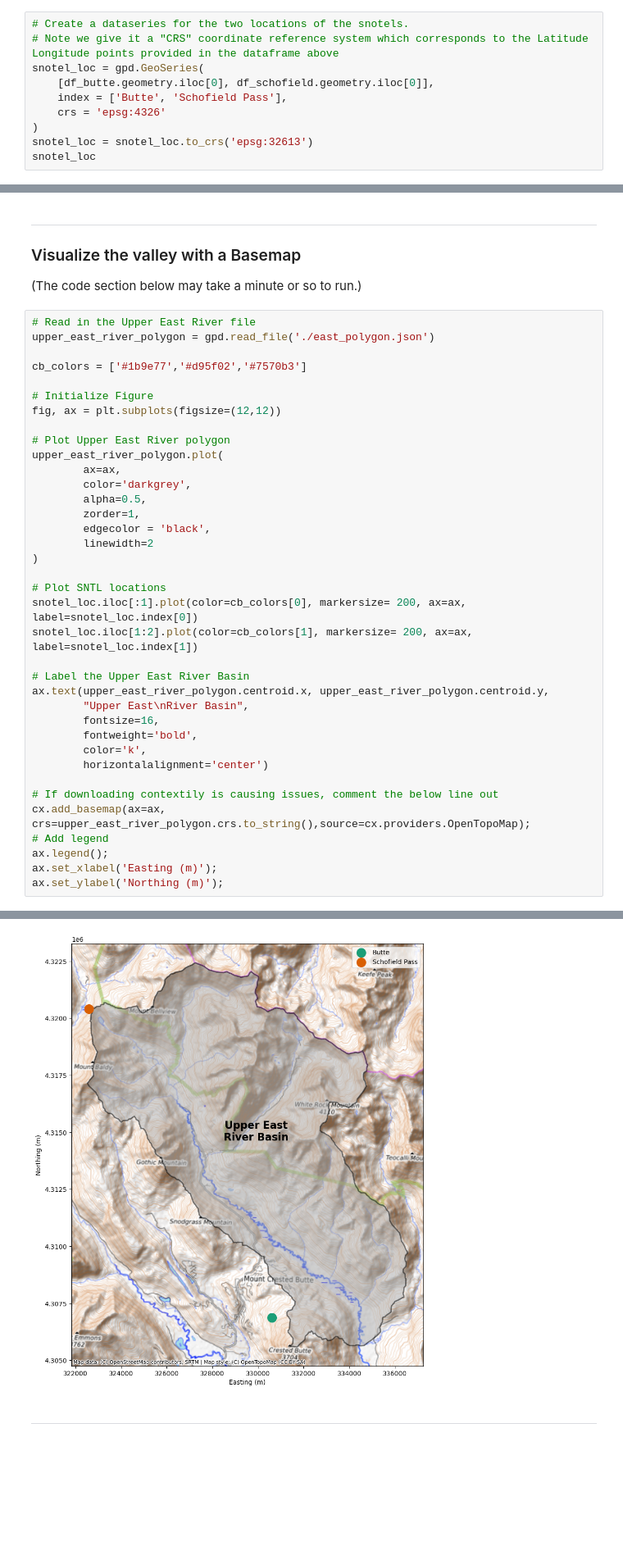
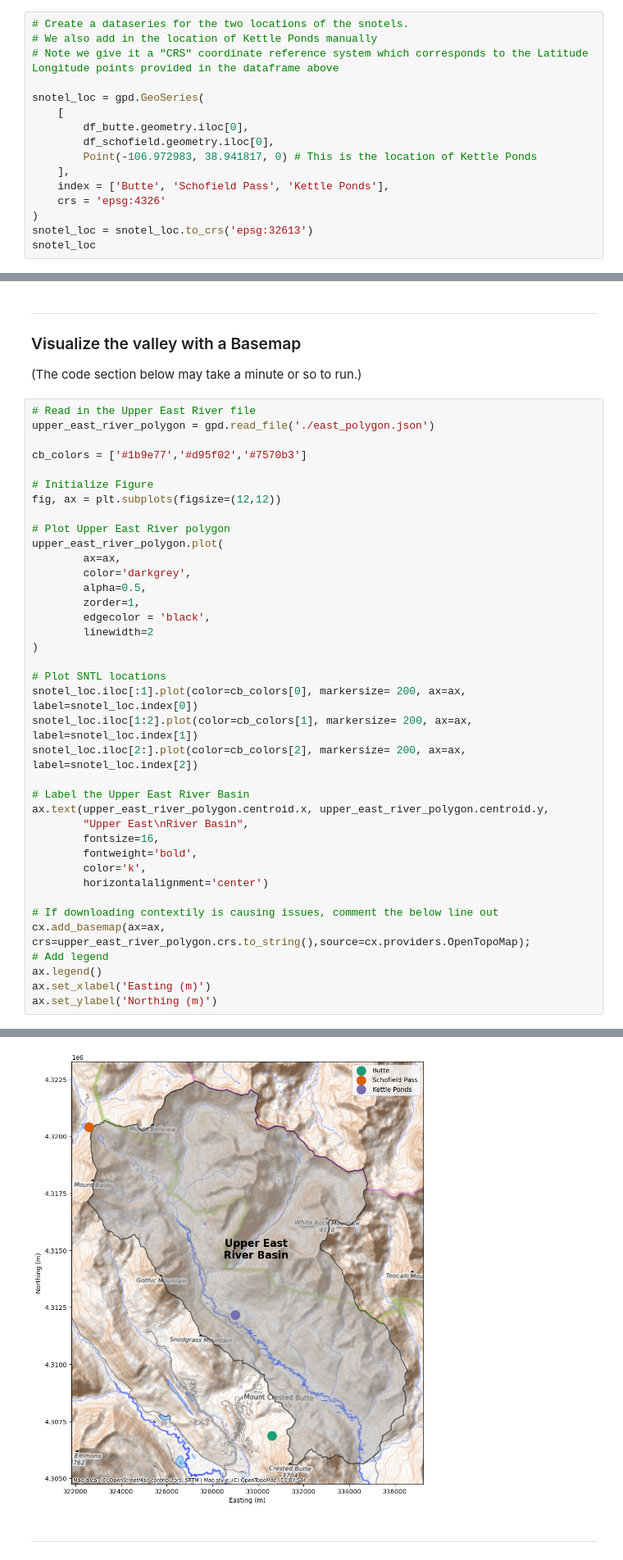
Before and after one commit to Mountain-Hydrology-Research-Group/snow-hydrology, a Jupyter notebook: modules/lab2/lab2-1.ipynb, the cells around one changed output, grey strips where cells are left out. Shown at 82% size. Saved outputs shown, nothing was run; the diff lists cells and outputs as text; blank space fills up the shorter version.

Commit message:
update module2 homework wording. add KPS location to the map created in lab2-1

```diff
--- a/modules/lab2/lab2-1.ipynb
+++ b/modules/lab2/lab2-1.ipynb
@@ -117,9 +119,15 @@ df_butte.head()
 # %%
 # Create a dataseries for the two locations of the snotels.
+# We also add in the location of Kettle Ponds manually
 # Note we give it a "CRS" coordinate reference system which corresponds to the Latitude Longitude points provided in the dataframe above
+
 snotel_loc = gpd.GeoSeries(
-    [df_butte.geometry.iloc[0], df_schofield.geometry.iloc[0]],
-    index = ['Butte', 'Schofield Pass'],
+    [
+        df_butte.geometry.iloc[0],
+        df_schofield.geometry.iloc[0],
+        Point(-106.972983, 38.941817, 0) # This is the location of Kettle Ponds
+    ],
+    index = ['Butte', 'Schofield Pass', 'Kettle Ponds'],
     crs = 'epsg:4326'
 )
 snotel_loc = snotel_loc.to_crs('epsg:32613')
@@ -154,6 +163,7 @@ upper_east_river_polygon.plot(
 # Plot SNTL locations
 snotel_loc.iloc[:1].plot(color=cb_colors[0], markersize= 200, ax=ax, label=snotel_loc.index[0])
 snotel_loc.iloc[1:2].plot(color=cb_colors[1], markersize= 200, ax=ax, label=snotel_loc.index[1])
+snotel_loc.iloc[2:].plot(color=cb_colors[2], markersize= 200, ax=ax, label=snotel_loc.index[2])
 
 # Label the Upper East River Basin
 ax.text(upper_east_river_polygon.centroid.x, upper_east_river_polygon.centroid.y,
@@ -166,7 +176,7 @@ ax.text(upper_east_river_polygon.centroid.x, upper_east_river_polygon.centroid.y
 # If downloading contextily is causing issues, comment the below line out
 cx.add_basemap(ax=ax, crs=upper_east_river_polygon.crs.to_string(),source=cx.providers.OpenTopoMap);
 # Add legend
-ax.legend();
-ax.set_xlabel('Easting (m)');
-ax.set_ylabel('Northing (m)');
+ax.legend()
+ax.set_xlabel('Easting (m)')
+ax.set_ylabel('Northing (m)')
 # %% [output]
@@ -173,4 +184,4 @@ ax.set_ylabel('Northing (m)');
-[figure, old version]
+[figure, new version]
 # %% [markdown]
 -----------------------------
 # %% [markdown]
```
Also changed, not shown: parts of 3 cells of this notebook, 2 other files.
